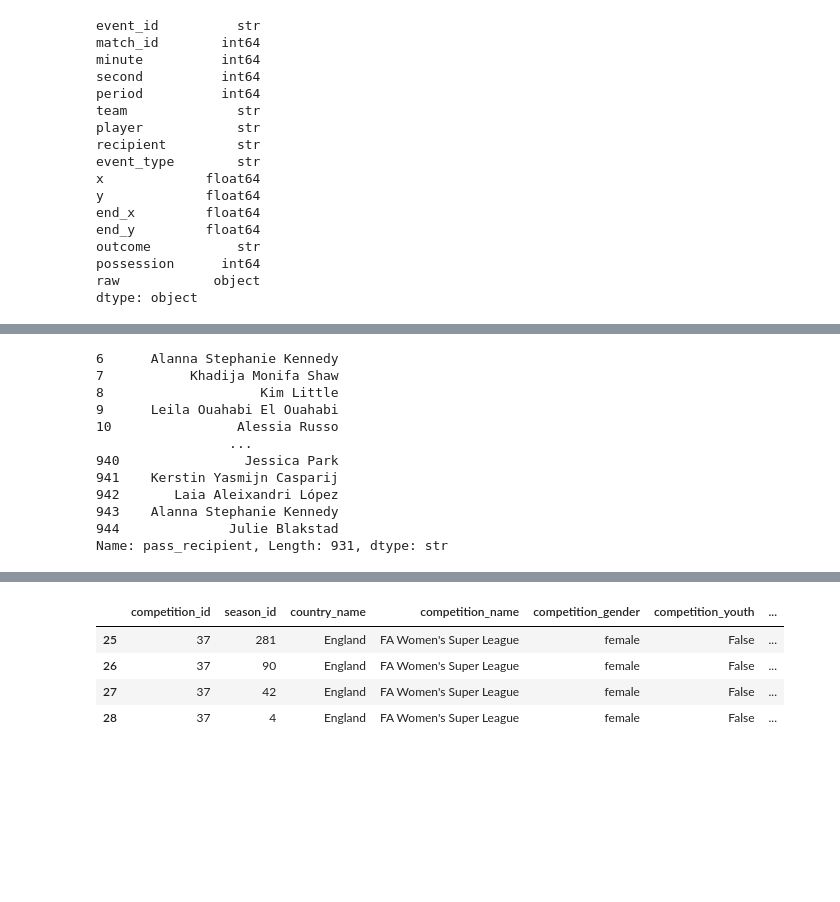
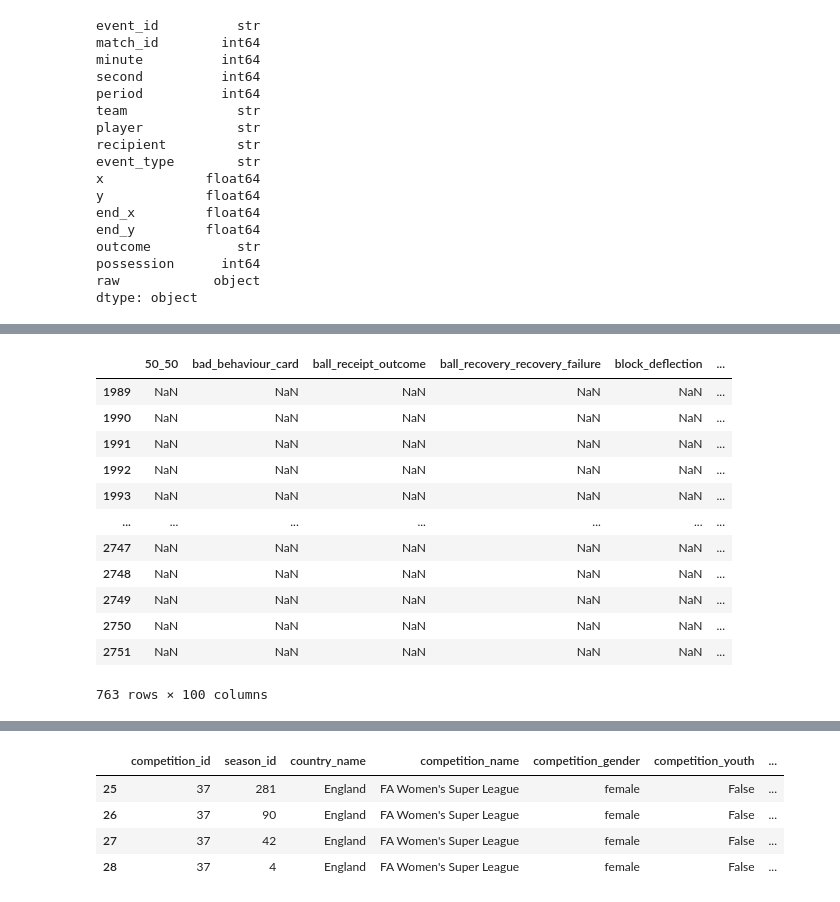
Before and after one commit to Lephim/football-intelligence-copilot, a Jupyter notebook: notebooks/01_exploring_match_data.ipynb, the cells around one changed output, grey strips where cells are left out. Drawn from its saved outputs; the diff is of its cells as text; code cells hidden in the pictures; blank space fills up the shorter version.

```diff
--- a/notebooks/01_exploring_match_data.ipynb
+++ b/notebooks/01_exploring_match_data.ipynb
@@ -79,18 +82,19 @@ result.head(10)
 | 53 | c3b4a830-875e-48bd-9106-5b5d4859cde6 | 3913083 | 3 | 49 | 1 | Arsenal WFC | Katie McCabe | Alessia Russo | Pass | 10.7 | ... |
 # %%
 raw_df = sb.events(match_id=3913083)
-raw_df[raw_df["type"] == "Pass"]["pass_recipient"].dropna()
+raw_df[raw_df["type"] == "Carry"]
 # %% [output]
+|  | 50_50 | bad_behaviour_card | ball_receipt_outcome | ball_recovery_recovery_failure | block_deflection | ... |
+| 1989 | NaN | NaN | NaN | NaN | NaN | ... |
+| 1990 | NaN | NaN | NaN | NaN | NaN | ... |
+| 1991 | NaN | NaN | NaN | NaN | NaN | ... |
+| 1992 | NaN | NaN | NaN | NaN | NaN | ... |
+| 1993 | NaN | NaN | NaN | NaN | NaN | ... |
+| ... | ... | ... | ... | ... | ... | ... |
+| 2747 | NaN | NaN | NaN | NaN | NaN | ... |
+| 2748 | NaN | NaN | NaN | NaN | NaN | ... |
+| 2749 | NaN | NaN | NaN | NaN | NaN | ... |
+| 2750 | NaN | NaN | NaN | NaN | NaN | ... |
+| 2751 | NaN | NaN | NaN | NaN | NaN | ... |
-6      Alanna Stephanie Kennedy
-7           Khadija Monifa Shaw
-8                    Kim Little
-9      Leila Ouahabi El Ouahabi
-10                Alessia Russo
-                 ...
-940                Jessica Park
-941    Kerstin Yasmijn Casparij
-942       Laia Aleixandri López
-943    Alanna Stephanie Kennedy
-944              Julie Blakstad
-Name: pass_recipient, Length: 931, dtype: str
+763 rows × 100 columns
 # %%
```
Also changed, not shown: parts of 12 cells of this notebook, 12 other files.
